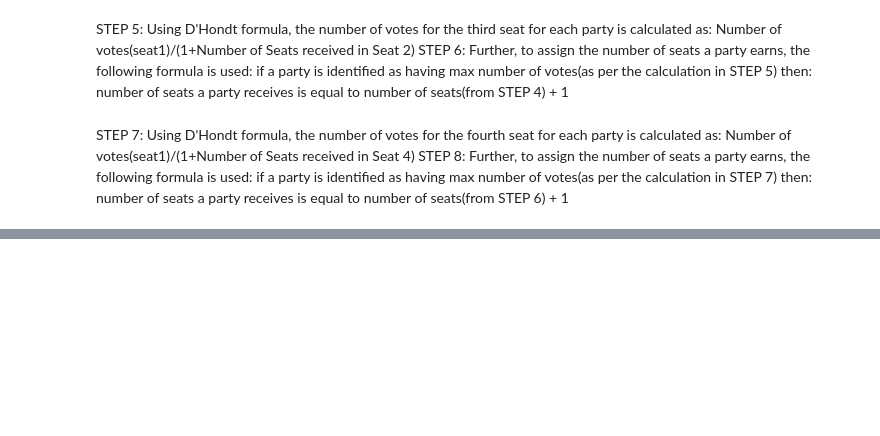
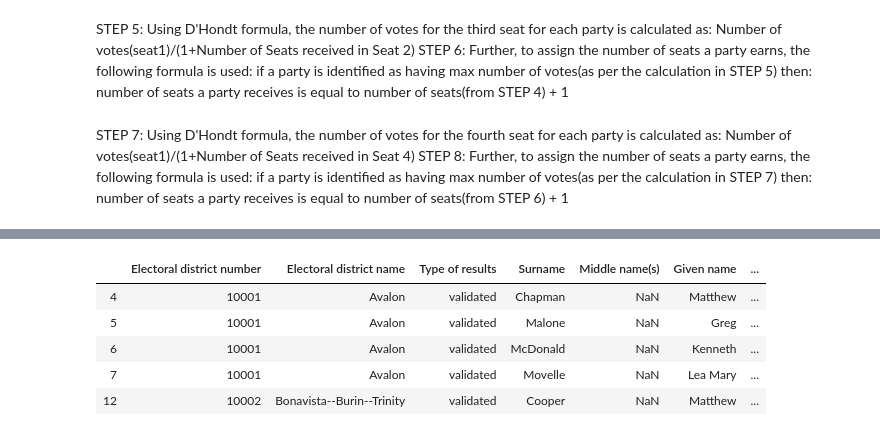
Before and after one commit to Bablibap/Additional-Projects, a Jupyter notebook: Summary.ipynb, the cells around one changed output, grey strips where cells are left out. Saved outputs shown, nothing was run; the diff lists cells and outputs as text; code cells hidden in the pictures; blank space fills up the shorter version.

```diff
--- a/Summary.ipynb
+++ b/Summary.ipynb
@@ -81,0 +84,9 @@ pei.to_csv('Summary.csv')
+# %%
+results_val.head()
+# %% [output]
+|  | Electoral district number | Electoral district name | Type of results | Surname | Middle name(s) | Given name | ... |
+| 4 | 10001 | Avalon | validated | Chapman | NaN | Matthew | ... |
+| 5 | 10001 | Avalon | validated | Malone | NaN | Greg | ... |
+| 6 | 10001 | Avalon | validated | McDonald | NaN | Kenneth | ... |
+| 7 | 10001 | Avalon | validated | Movelle | NaN | Lea Mary | ... |
+| 12 | 10002 | Bonavista--Burin--Trinity | validated | Cooper | NaN | Matthew | ... |
```
Also changed, not shown: parts of 30 cells of this notebook.
